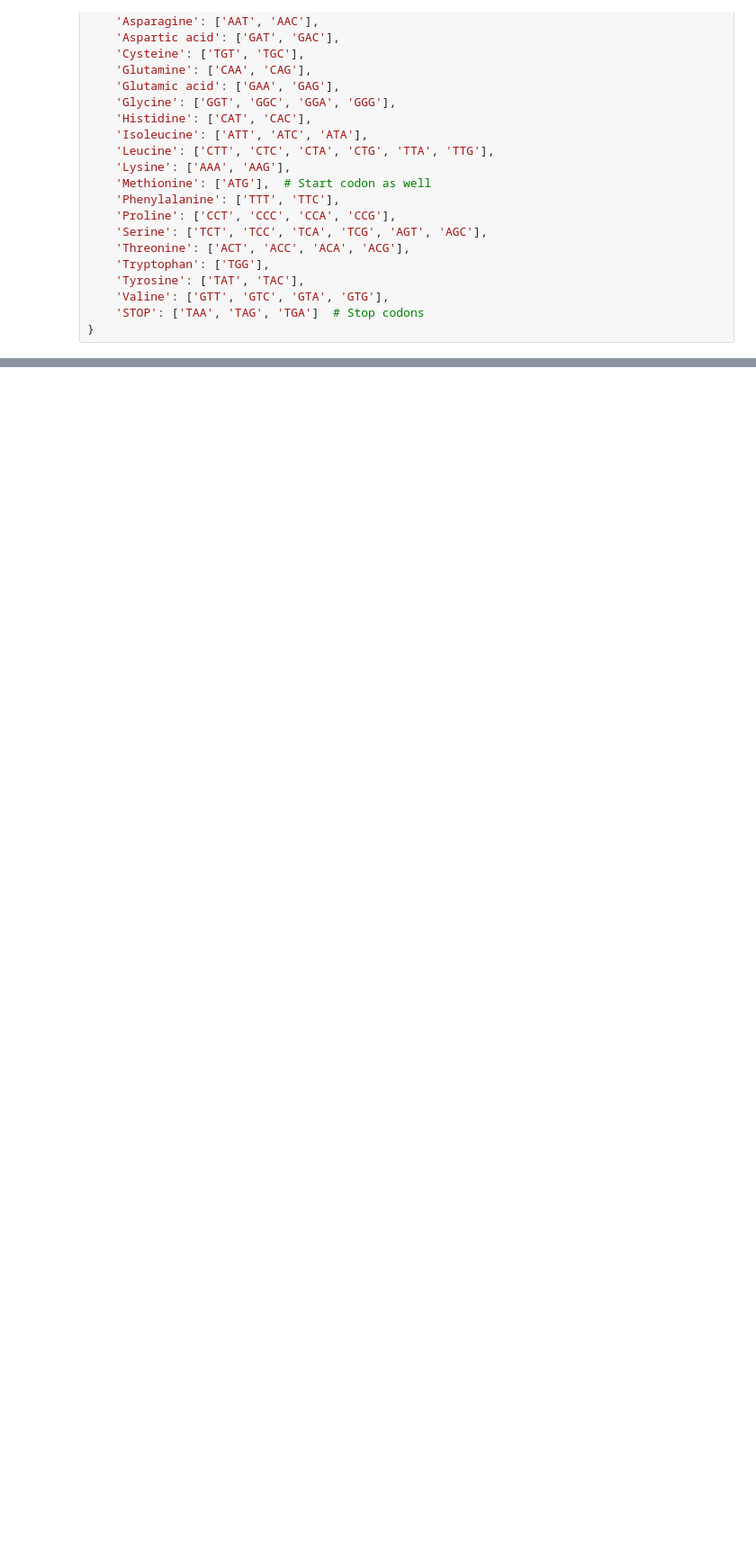
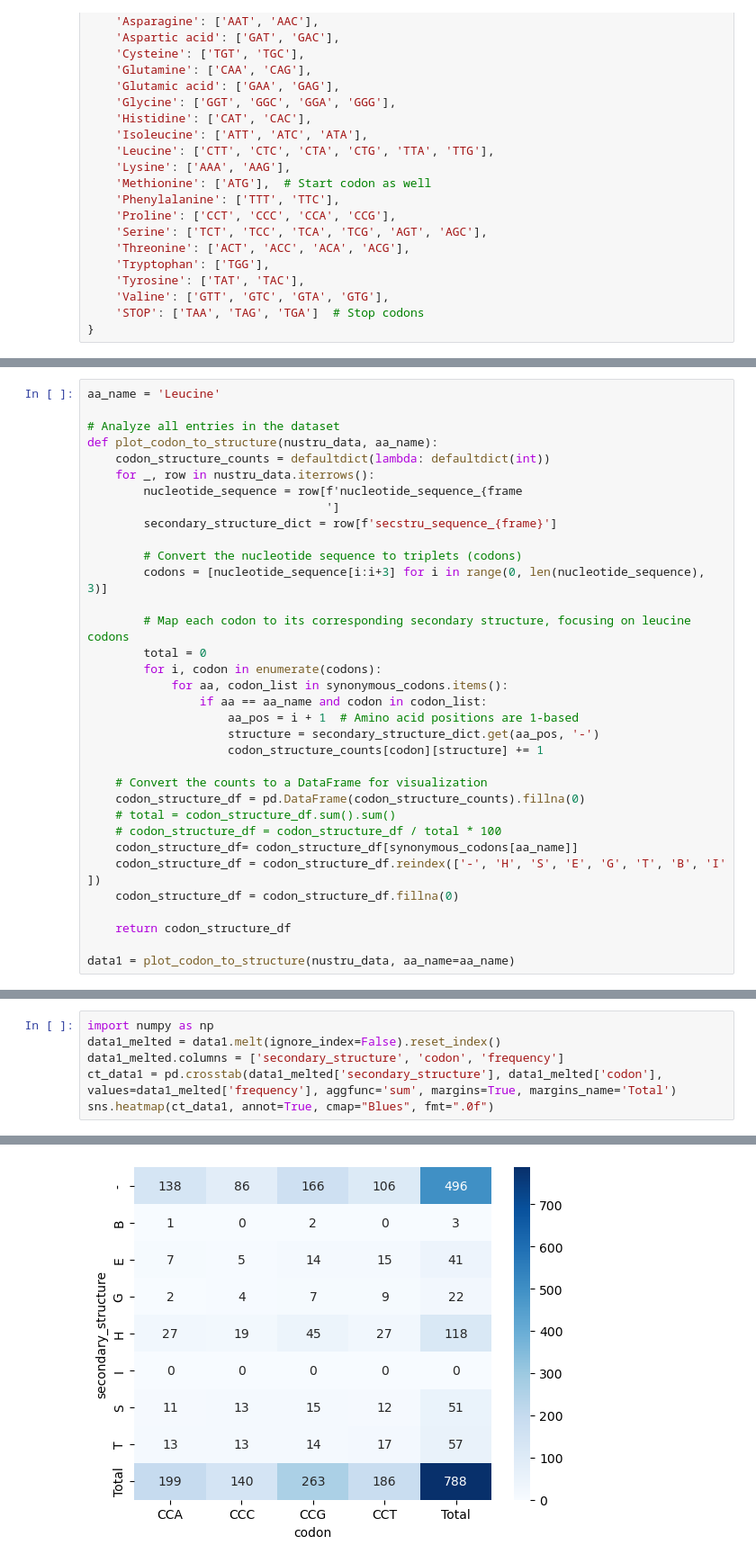
Before and after one commit to dominiquefastus/NuStru-CodonAnalysis, a Jupyter notebook: nustruMOTIF/correlation_analysis_ecoli.ipynb, the cells around one changed output, grey strips where cells are left out. Shown at 90% size. Cells and saved outputs as stored; diff of their text form; blank space fills up the shorter version.

```diff
--- a/nustruMOTIF/correlation_analysis_ecoli.ipynb
+++ b/nustruMOTIF/correlation_analysis_ecoli.ipynb
@@ -77,0 +163,34 @@ with open('/Users/dominiquefastus/master_project/NuStru/nustruDB/filtered_NEW_EC
+# %%
+aa_name = 'Leucine'
+
+# Analyze all entries in the dataset
+def plot_codon_to_structure(nustru_data, aa_name):
+    codon_structure_counts = defaultdict(lambda: defaultdict(int))
+    for _, row in nustru_data.iterrows():
+        nucleotide_sequence = row[f'nucleotide_sequence_{frame
+                                  ']
+        secondary_structure_dict = row[f'secstru_sequence_{frame}']
+
+        # Convert the nucleotide sequence to triplets (codons)
+        codons = [nucleotide_sequence[i:i+3] for i in range(0, len(nucleotide_sequence), 3)]
+
+        # Map each codon to its corresponding secondary structure, focusing on leucine codons
+        total = 0
+        for i, codon in enumerate(codons):
+            for aa, codon_list in synonymous_codons.items():
+                if aa == aa_name and codon in codon_list:
+                    aa_pos = i + 1  # Amino acid positions are 1-based
+                    structure = secondary_structure_dict.get(aa_pos, '-')
+                    codon_structure_counts[codon][structure] += 1
+
+    # Convert the counts to a DataFrame for visualization
+    codon_structure_df = pd.DataFrame(codon_structure_counts).fillna(0)
+    # total = codon_structure_df.sum().sum()
+    # codon_structure_df = codon_structure_df / total * 100
+    codon_structure_df= codon_structure_df[synonymous_codons[aa_name]]
+    codon_structure_df = codon_structure_df.reindex(['-', 'H', 'S', 'E', 'G', 'T', 'B', 'I' ])
+    codon_structure_df = codon_structure_df.fillna(0)
+
+    return codon_structure_df
+
+data1 = plot_codon_to_structure(nustru_data, aa_name=aa_name)
@@ -77,0 +199,7 @@ with open('/Users/dominiquefastus/master_project/NuStru/nustruDB/filtered_NEW_EC
+# %%
+import numpy as np
+data1_melted = data1.melt(ignore_index=False).reset_index()
+data1_melted.columns = ['secondary_structure', 'codon', 'frequency']
+ct_data1 = pd.crosstab(data1_melted['secondary_structure'], data1_melted['codon'], values=data1_melted['frequency'], aggfunc='sum', margins=True, margins_name='Total')
+sns.heatmap(ct_data1, annot=True, cmap="Blues", fmt=".0f")
+# %% [output]
@@ -77,0 +207 @@ with open('/Users/dominiquefastus/master_project/NuStru/nustruDB/filtered_NEW_EC
+[figure, added]
```
Also changed, not shown: parts of 18 cells of this notebook.
